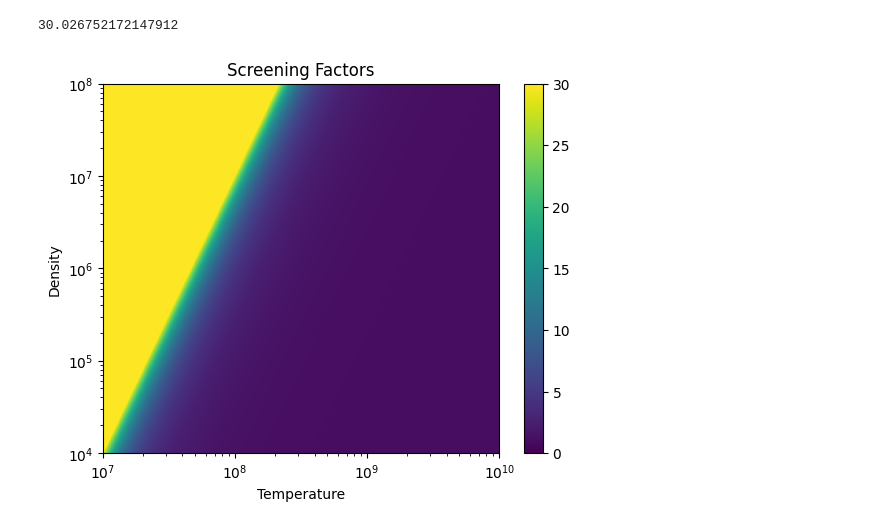
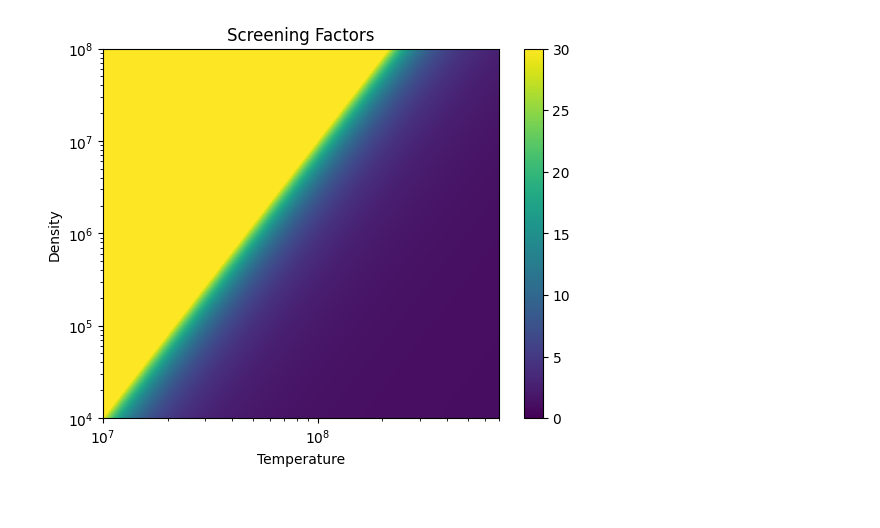
Before and after one commit to SamG-01/pynucastro_networks, a Jupyter notebook: plotting.ipynb, the cells around one changed output. Cells and saved outputs as stored; diff of their text form; code cells hidden in the pictures.

Commit message:
add plot

```diff
--- a/plotting.ipynb
+++ b/plotting.ipynb
@@ -10,7 +10,7 @@ comp = pyna.Composition([pyna.Nucleus(n) for n in nuclei])
 
 reactants = ["c12", "he4"]
 
-temp_range = (1.e7, 1.e10)
+temp_range = (1.e7, 7.e8)
 dens_range = (1.e4, 1.e8)
 
 size = 10**3
@@ -22,18 +22,15 @@ data_kwargs = {
 }
 
 _x = np.linspace(0, 1, size)
+
+uniform_fractions = MassFractionData.from_static([1/6]*6, size = size)
 # %%
 test = ScreeningFactorData(
     temperatures = ExpLogData.from_uniform(data_range = temp_range, scaled = _x, size = size, rng = rng(6)),
     densities = ExpLogData.from_uniform(data_range = dens_range, scaled = _x, size = size, rng = rng(7)),
-    mass_fractions = MassFractionData.from_static([1/6]*6, size = size),
+    mass_fractions = uniform_fractions,
     **data_kwargs
 )
+test.plot_factors()
+# %% [output]
+[figure, added]
-# %%
-np.max(test.factors)
-# %% [output]
-30.026752172147912
-# %%
-test.plot_factors()
-# %% [output]
-[figure, removed]
```
Also changed, not shown: parts of 2 cells of this notebook.
